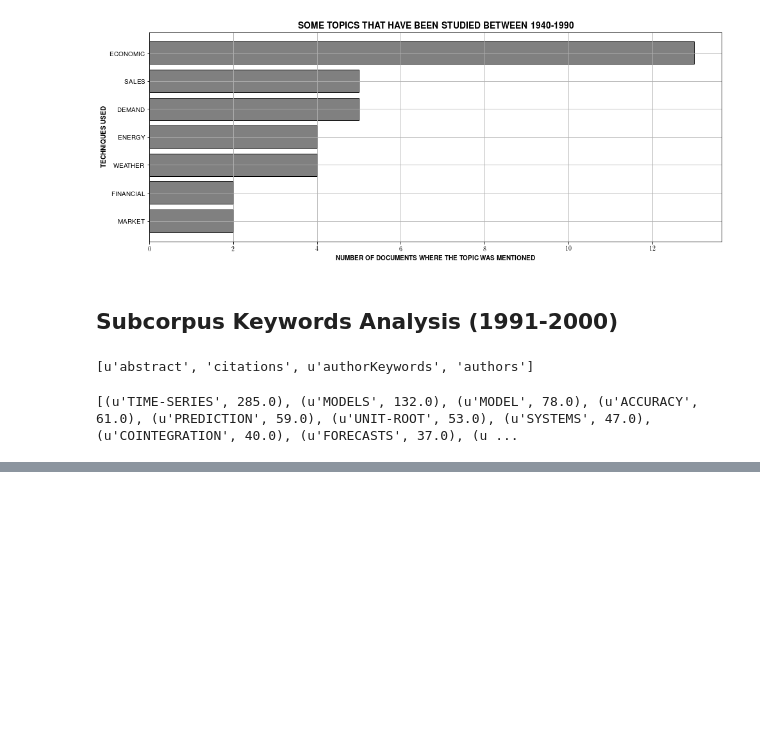
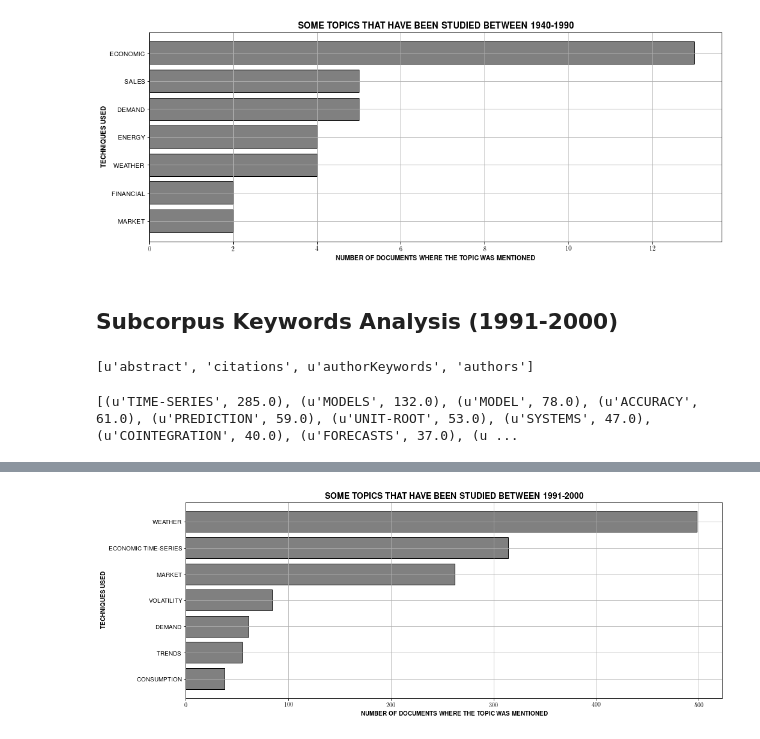
Before and after one commit to mezaacor/project_1, a Jupyter notebook: article_1.ipynb, the cells around one changed output, grey strips where cells are left out. Cells and saved outputs as stored; diff of their text form; code cells hidden in the pictures; blank space fills up the shorter version.

```diff
--- a/article_1.ipynb
+++ b/article_1.ipynb
@@ -535,3 +739,29 @@ plt.show()
+# %%
+#Bar graph for topics
+
+techniques = [Keywords_2000[demand1], Keywords_2000[consumption1], Keywords_2000[trends1], volatil_ind, market_ind, economic_ind, weather_ind]
+
+# sort in-place from highest to lowest
+techniques.sort(key=lambda x: x[1], reverse=False)
+
+# save the names and their respective scores separately
+# reverse the tuples to go from most frequent to least frequent
+technique = zip(*techniques)[0]
+score = zip(*techniques)[1]
+
+x_pos = np.arange(len(technique))
+
+plt.barh(x_pos, score, align='center', color='gray', edgecolor='black')
+plt.yticks(x_pos, technique)
+plt.xlabel(r'\textbf{NUMBER OF DOCUMENTS WHERE THE TOPIC WAS MENTIONED}')
+plt.ylabel(r'\textbf{TECHNIQUES USED}')
+plt.title(r'\textbf{SOME TOPICS THAT HAVE BEEN STUDIED BETWEEN 1991-2000}', fontsize=14, color='k')
+
+plt.grid(True)
+#plt.savefig('figure_3')
+plt.show()
+# %% [output]
+[figure, added]
 # %%
 winter = search_tuple(Keywords_1990, 'HOLT-WINTERS')
 winter = search_tuple(Keywords_1990, 'HOLT-WINTERS')
```
Also changed, not shown: parts of 12 cells of this notebook.
